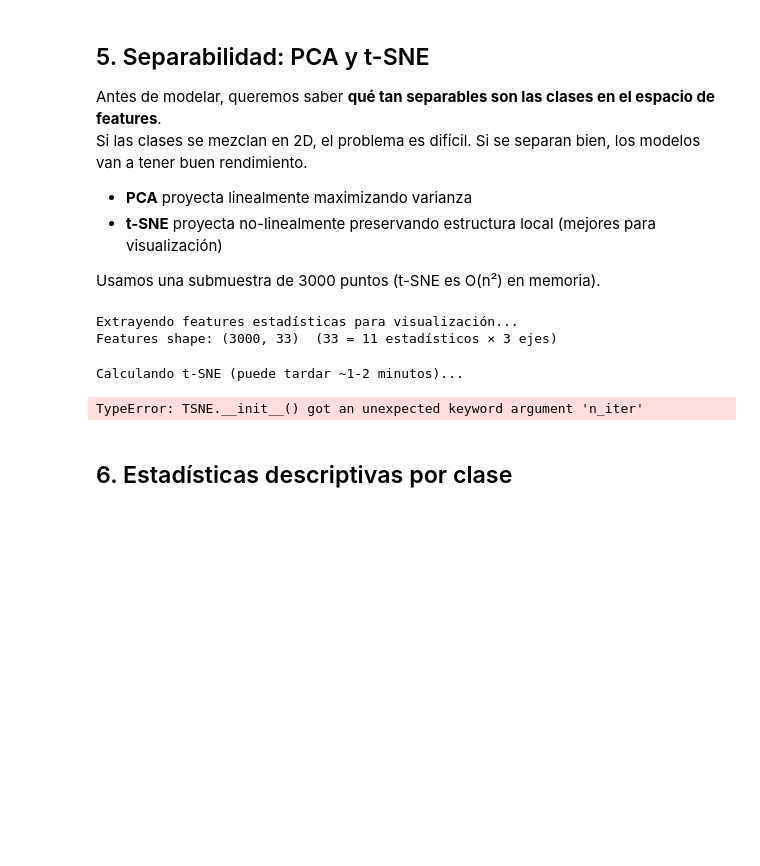
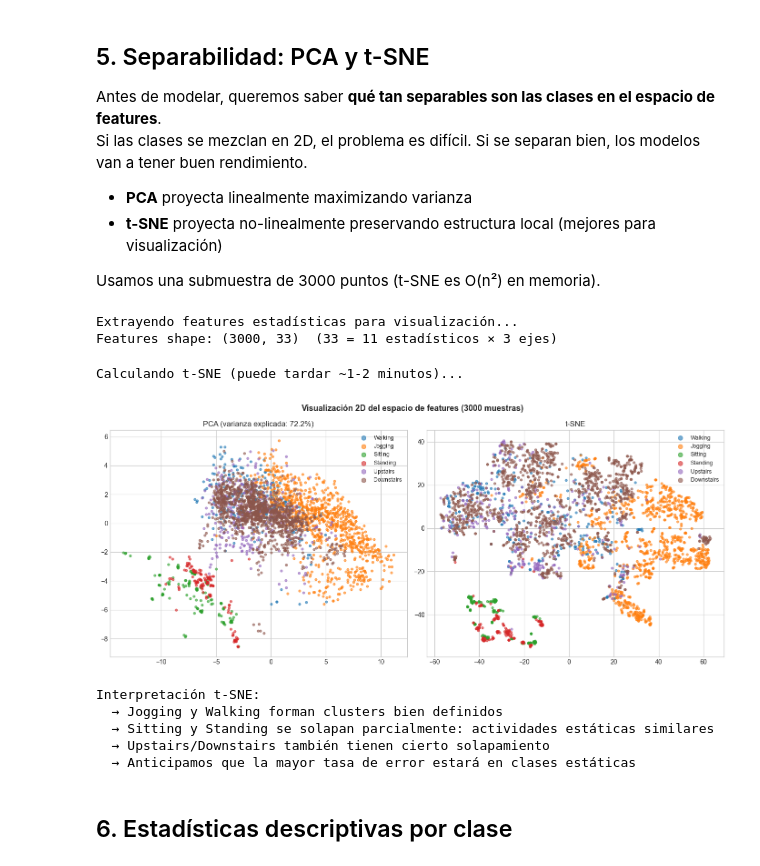
Before and after one commit to darmospital-sys/ml_project_wisdm, a Jupyter notebook: notebooks/01_eda.ipynb, the cells around one changed output. Saved outputs shown, nothing was run; the diff lists cells and outputs as text; code cells hidden in the pictures; blank space fills up the shorter version.

```diff
--- a/notebooks/01_eda.ipynb
+++ b/notebooks/01_eda.ipynb
@@ -213,38 +213,43 @@ var_exp = pca.explained_variance_ratio_.sum()
 
 # t-SNE
 print('Calculando t-SNE (puede tardar ~1-2 minutos)...')
-tsne = TSNE(n_components=2, random_state=RANDOM_STATE, perplexity=30, n_iter=1000, verbose=0)
+tsne = TSNE(n_components=2, random_state=RANDOM_STATE, perplexity=30, n_iter_without_progress=1000, verbose=0)
 X_tsne = tsne.fit_transform(X_scaled)
 
 # Plot
 fig, axes = plt.subplots(1, 2, figsize=(14, 6))
 for act_id in sorted(labels):
     mask = y_sub == act_id
     axes[0].scatter(X_pca[mask, 0],  X_pca[mask, 1],
                     label=labels[act_id], s=12, alpha=0.6)
     axes[1].scatter(X_tsne[mask, 0], X_tsne[mask, 1],
                     label=labels[act_id], s=12, alpha=0.6)
 
 axes[0].set_title(f'PCA (varianza explicada: {var_exp:.1%})', fontsize=12)
 axes[0].legend(markerscale=2, fontsize=9)
 axes[1].set_title('t-SNE', fontsize=12)
 axes[1].legend(markerscale=2, fontsize=9)
 
 plt.suptitle(f'Visualización 2D del espacio de features ({N_VIZ} muestras)',
              fontsize=13, fontweight='bold')
 plt.tight_layout()
 plt.savefig(FIGURES_DIR / 'pca_tsne.png', dpi=150, bbox_inches='tight')
 plt.show()
 
 print()
 print('Interpretación t-SNE:')
 print('  → Jogging y Walking forman clusters bien definidos')
 print('  → Sitting y Standing se solapan parcialmente: actividades estáticas similares')
 print('  → Upstairs/Downstairs también tienen cierto solapamiento')
 print('  → Anticipamos que la mayor tasa de error estará en clases estáticas')
 # %% [output]
 Calculando t-SNE (puede tardar ~1-2 minutos)...
+[figure, added]
-TypeError: TSNE.__init__() got an unexpected keyword argument 'n_iter'
+Interpretación t-SNE:
+  → Jogging y Walking forman clusters bien definidos
+  → Sitting y Standing se solapan parcialmente: actividades estáticas similares
+  → Upstairs/Downstairs también tienen cierto solapamiento
+  → Anticipamos que la mayor tasa de error estará en clases estáticas
 # %% [markdown]
 ## 6. Estadísticas descriptivas por clase
 # %%
```
Also changed, not shown: parts of 2 cells of this notebook, 2 other files.
